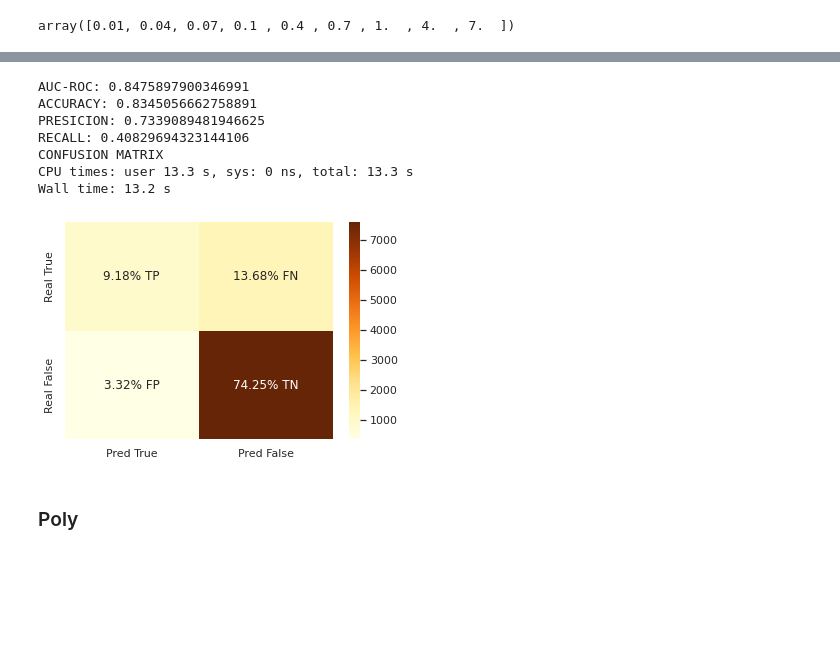
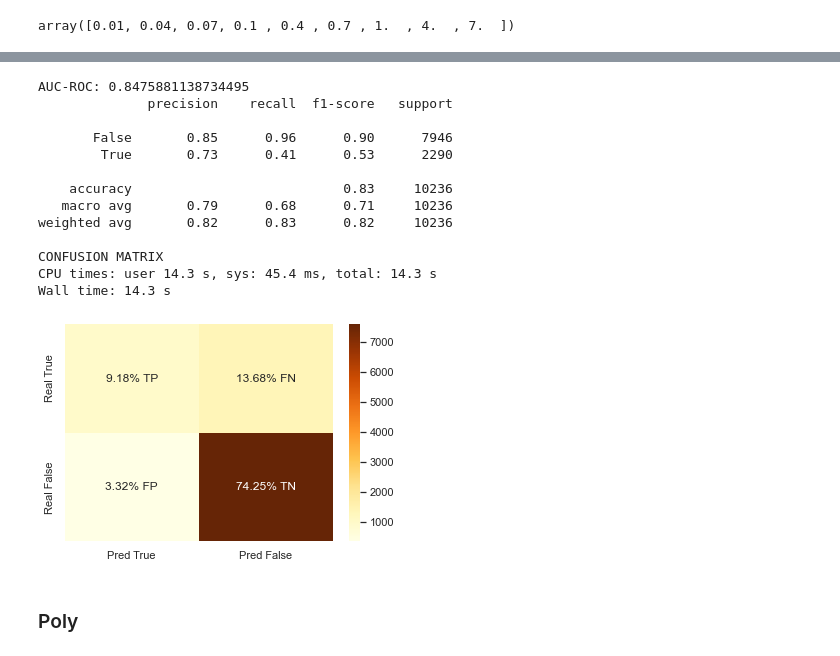
Before and after one commit to NicolasEzequielZulaicaRivera/OD_TPS, a Jupyter notebook: TP2/svm.ipynb, the cells around one changed output, grey strips where cells are left out. Drawn from its saved outputs; the diff is of its cells as text; code cells hidden in the pictures; blank space fills up the shorter version.

```diff
--- a/TP2/svm.ipynb
+++ b/TP2/svm.ipynb
@@ -25,7 +26,7 @@ MAX_JOBS = -1
 # %% [markdown]
 **Run :** Entrenar Nuevamente o Cargar Entrenado
 # %%
-runLinearSimple = True
+runLinearSimple = False
 runLinear = True
 runPoly = True
 runRadial = True
@@ -165,15 +197,21 @@ Best params {'C': 0.01}
 svm_lineal = svm_lineal_grid.best_estimator_
 # %%
 %%time
-lin_pred = svm_lineal.predict(val_feat)
-lin_prob = svm_lineal.predict_proba(val_feat)
-score(val_targ, lin_pred, lin_prob[:,1])
+pred = svm_lineal.predict(val_feat)
+prob = svm_lineal.predict_proba(val_feat)
+score(val_targ, pred, prob[:,1])
 # %% [output]
-AUC-ROC: 0.8475897900346991
-ACCURACY: 0.8345056662758891
-PRESICION: 0.7339089481946625
-RECALL: 0.40829694323144106
+AUC-ROC: 0.8475881138734495
+              precision    recall  f1-score   support
+
+       False       0.85      0.96      0.90      7946
+        True       0.73      0.41      0.53      2290
+
+    accuracy                           0.83     10236
+   macro avg       0.79      0.68      0.71     10236
+weighted avg       0.82      0.83      0.82     10236
+
 CONFUSION MATRIX
-CPU times: user 13.3 s, sys: 0 ns, total: 13.3 s
-Wall time: 13.2 s
+CPU times: user 14.3 s, sys: 45.4 ms, total: 14.3 s
+Wall time: 14.3 s
-[figure, old version]
+[figure, new version]
```
Also changed, not shown: parts of 29 cells of this notebook, 22 other files.
